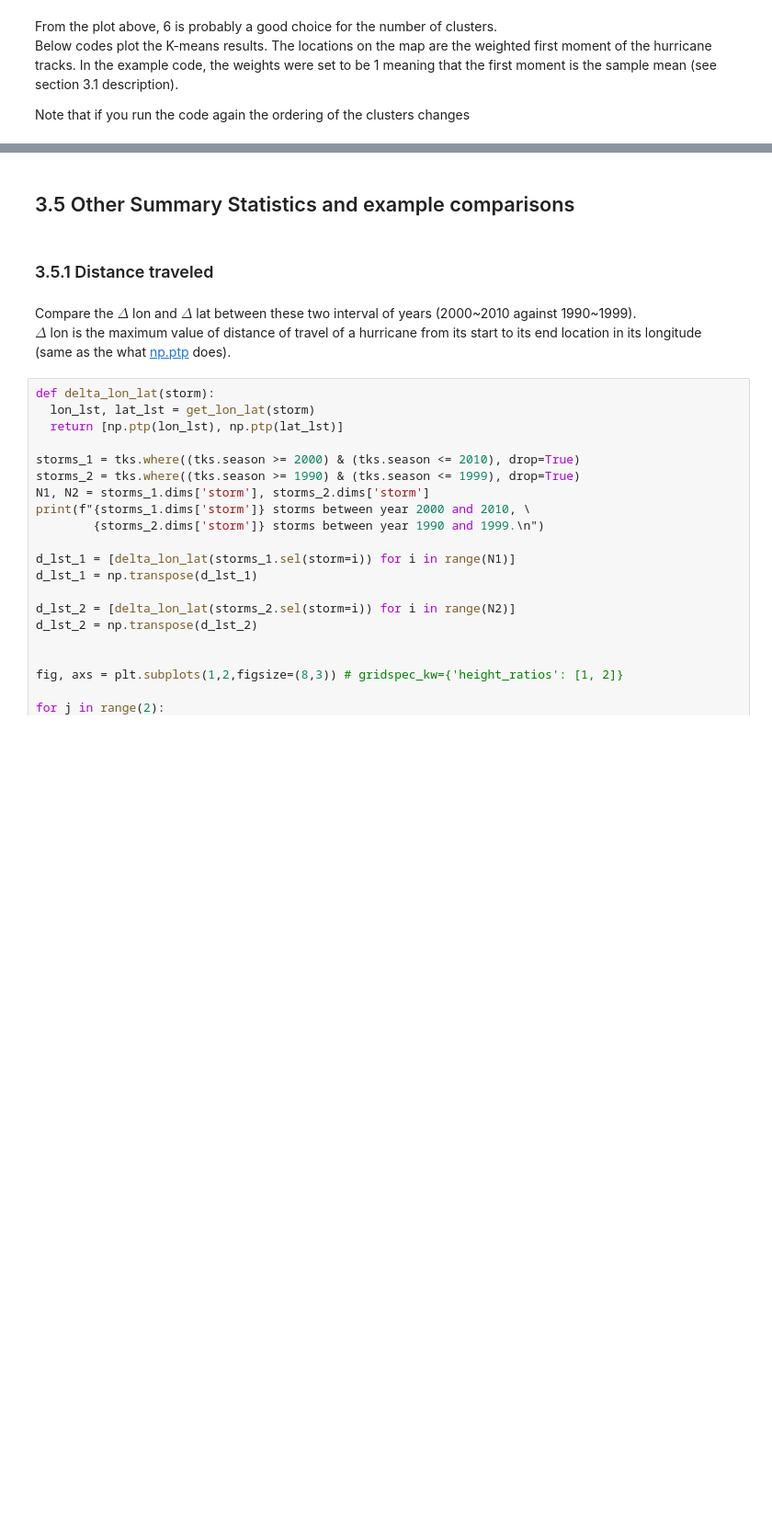
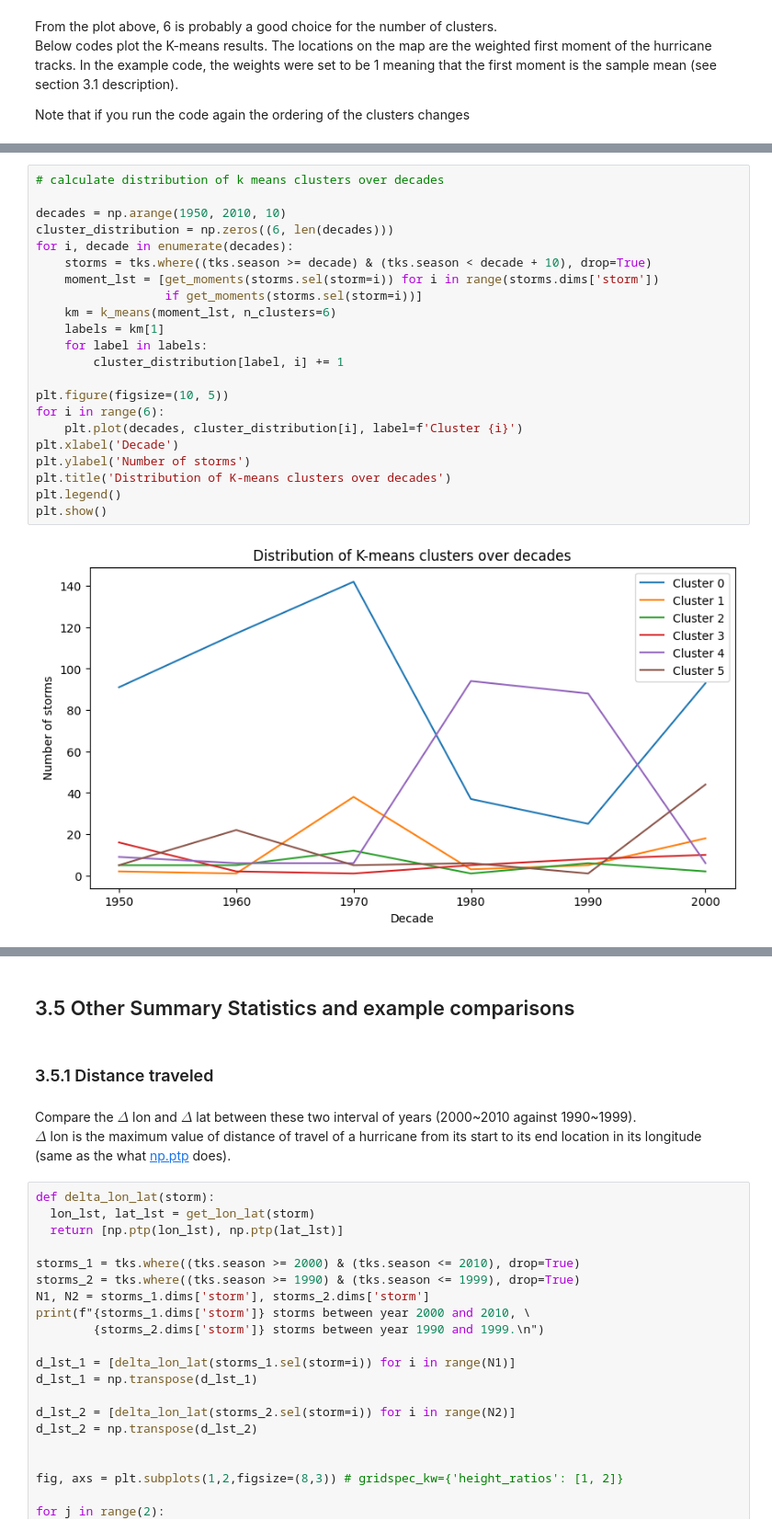
Before and after one commit to JuanPalaciosGodoy/climate-prediction-with-ml-team-1, a Jupyter notebook: Project-StarterCodes/Project1-EDAV/lib/Project1_Starter.ipynb, the cells around one changed output, grey strips where cells are left out. Shown at 92% size. Cells and saved outputs as stored; diff of their text form; blank space fills up the shorter version.

```diff
--- a/Project-StarterCodes/Project1-EDAV/lib/Project1_Starter.ipynb
+++ b/Project-StarterCodes/Project1-EDAV/lib/Project1_Starter.ipynb
@@ -624,0 +595,24 @@ Text(0.5, 1.0, 'K-means clustering result, 6 clusters')
+# %%
+# calculate distribution of k means clusters over decades
+
+decades = np.arange(1950, 2010, 10)
+cluster_distribution = np.zeros((6, len(decades)))
+for i, decade in enumerate(decades):
+    storms = tks.where((tks.season >= decade) & (tks.season < decade + 10), drop=True)
+    moment_lst = [get_moments(storms.sel(storm=i)) for i in range(storms.dims['storm'])
+                  if get_moments(storms.sel(storm=i))]
+    km = k_means(moment_lst, n_clusters=6)
+    labels = km[1]
+    for label in labels:
+        cluster_distribution[label, i] += 1
+
+plt.figure(figsize=(10, 5))
+for i in range(6):
+    plt.plot(decades, cluster_distribution[i], label=f'Cluster {i}')
+plt.xlabel('Decade')
+plt.ylabel('Number of storms')
+plt.title('Distribution of K-means clusters over decades')
+plt.legend()
+plt.show()
+# %% [output]
+[figure, added]
```
Also changed, not shown: parts of 23 cells of this notebook.
